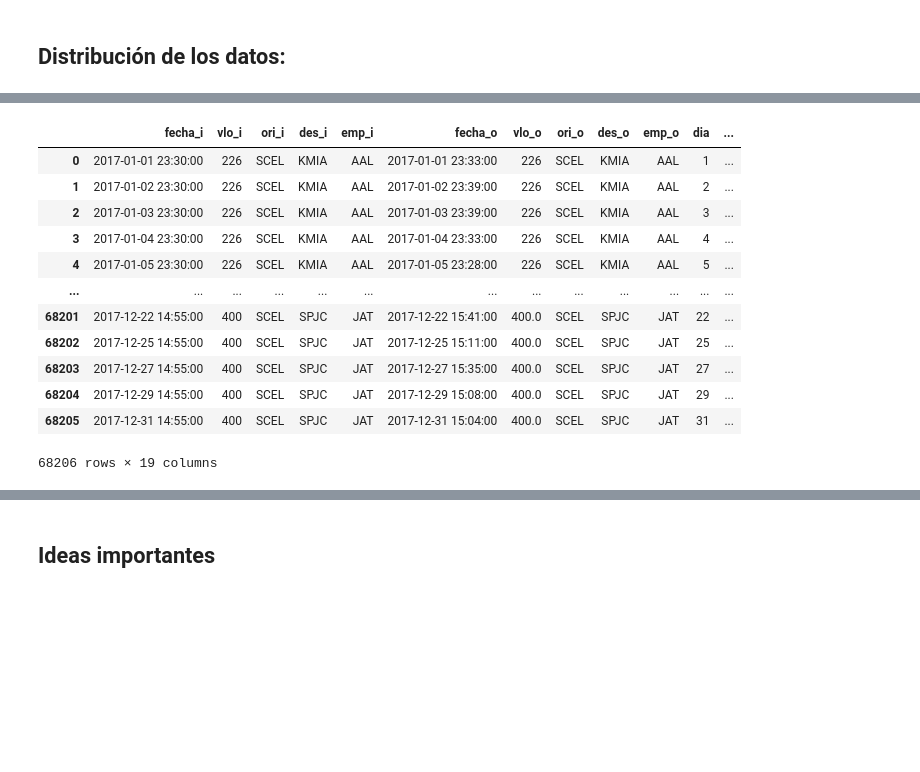
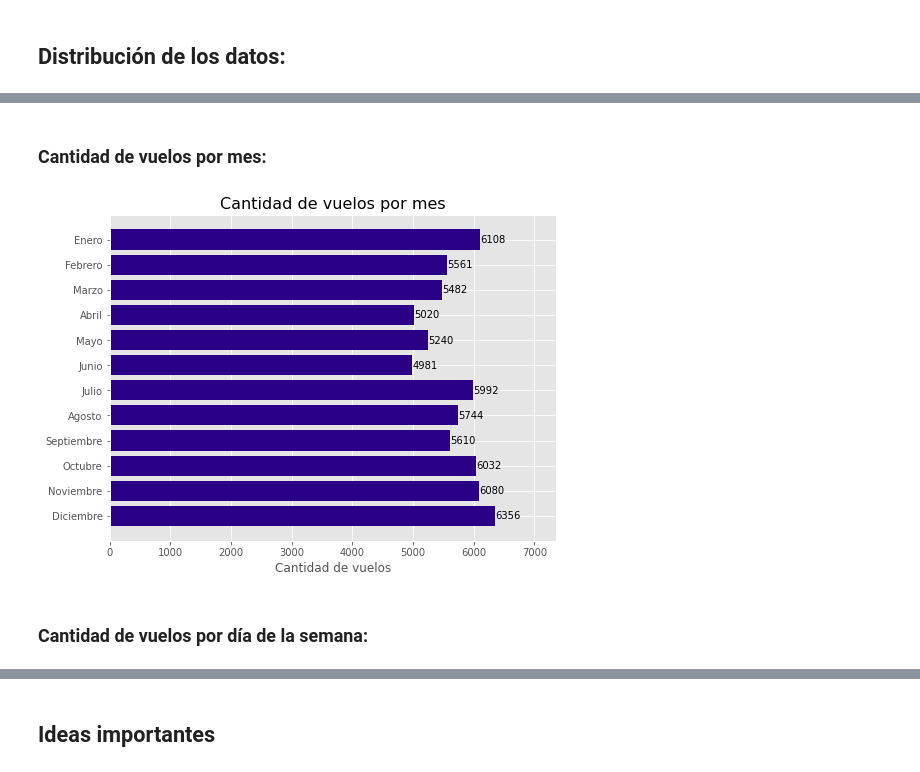
Before and after one commit to Felopo/Data-Scientist-Challenge-LATAM-Airlines, a Jupyter notebook: solution.ipynb, the cells around one changed output, grey strips where cells are left out. Cells and saved outputs as stored; diff of their text form; code cells hidden in the pictures; blank space fills up the shorter version.

```diff
--- a/solution.ipynb
+++ b/solution.ipynb
@@ -153,16 +154,0 @@ Observando cada columna, podemos ver que la mayorías de las variables son de te
-# %%
-vuelos
-# %% [output]
-|  | fecha_i | vlo_i | ori_i | des_i | emp_i | fecha_o | vlo_o | ori_o | des_o | emp_o | dia | ... |
-| 0 | 2017-01-01 23:30:00 | 226 | SCEL | KMIA | AAL | 2017-01-01 23:33:00 | 226 | SCEL | KMIA | AAL | 1 | ... |
-| 1 | 2017-01-02 23:30:00 | 226 | SCEL | KMIA | AAL | 2017-01-02 23:39:00 | 226 | SCEL | KMIA | AAL | 2 | ... |
-| 2 | 2017-01-03 23:30:00 | 226 | SCEL | KMIA | AAL | 2017-01-03 23:39:00 | 226 | SCEL | KMIA | AAL | 3 | ... |
-| 3 | 2017-01-04 23:30:00 | 226 | SCEL | KMIA | AAL | 2017-01-04 23:33:00 | 226 | SCEL | KMIA | AAL | 4 | ... |
-| 4 | 2017-01-05 23:30:00 | 226 | SCEL | KMIA | AAL | 2017-01-05 23:28:00 | 226 | SCEL | KMIA | AAL | 5 | ... |
-| ... | ... | ... | ... | ... | ... | ... | ... | ... | ... | ... | ... | ... |
-| 68201 | 2017-12-22 14:55:00 | 400 | SCEL | SPJC | JAT | 2017-12-22 15:41:00 | 400.0 | SCEL | SPJC | JAT | 22 | ... |
-| 68202 | 2017-12-25 14:55:00 | 400 | SCEL | SPJC | JAT | 2017-12-25 15:11:00 | 400.0 | SCEL | SPJC | JAT | 25 | ... |
-| 68203 | 2017-12-27 14:55:00 | 400 | SCEL | SPJC | JAT | 2017-12-27 15:35:00 | 400.0 | SCEL | SPJC | JAT | 27 | ... |
-| 68204 | 2017-12-29 14:55:00 | 400 | SCEL | SPJC | JAT | 2017-12-29 15:08:00 | 400.0 | SCEL | SPJC | JAT | 29 | ... |
-| 68205 | 2017-12-31 14:55:00 | 400 | SCEL | SPJC | JAT | 2017-12-31 15:04:00 | 400.0 | SCEL | SPJC | JAT | 31 | ... |
-68206 rows × 19 columns
@@ -168,0 +192,21 @@ vuelos
+# %% [markdown]
+### Cantidad de vuelos por mes:
+# %%
+# Nombre del mes
+vuelos["mes_nom"] = vuelos["mes"].map({1: "Enero", 2: "Febrero", 3: "Marzo", 4: "Abril", 5: "Mayo", 6: "Junio", 7: "Julio", 8: "Agosto", 9: "Septiembre",
+    10: "Octubre", 11: "Noviembre", 12: "Diciembre"
+    })
+# %%
+# Vuelos por mes
+vuelos_mensuales = (
+    vuelos.groupby(["mes_nom", "mes"]).agg(
+        cantidad_vuelos = pd.NamedAgg(column="vlo_i", aggfunc="count")
+    ).reset_index()
+)
+# %%
+# Graficamos
+graph_bar(vuelos_mensuales, "mes_nom", "cantidad_vuelos", "mes", "mes")
+# %% [output]
+[figure, added]
+# %% [markdown]
+### Cantidad de vuelos por día de la semana:
```
Also changed, not shown: parts of 15 cells of this notebook.
